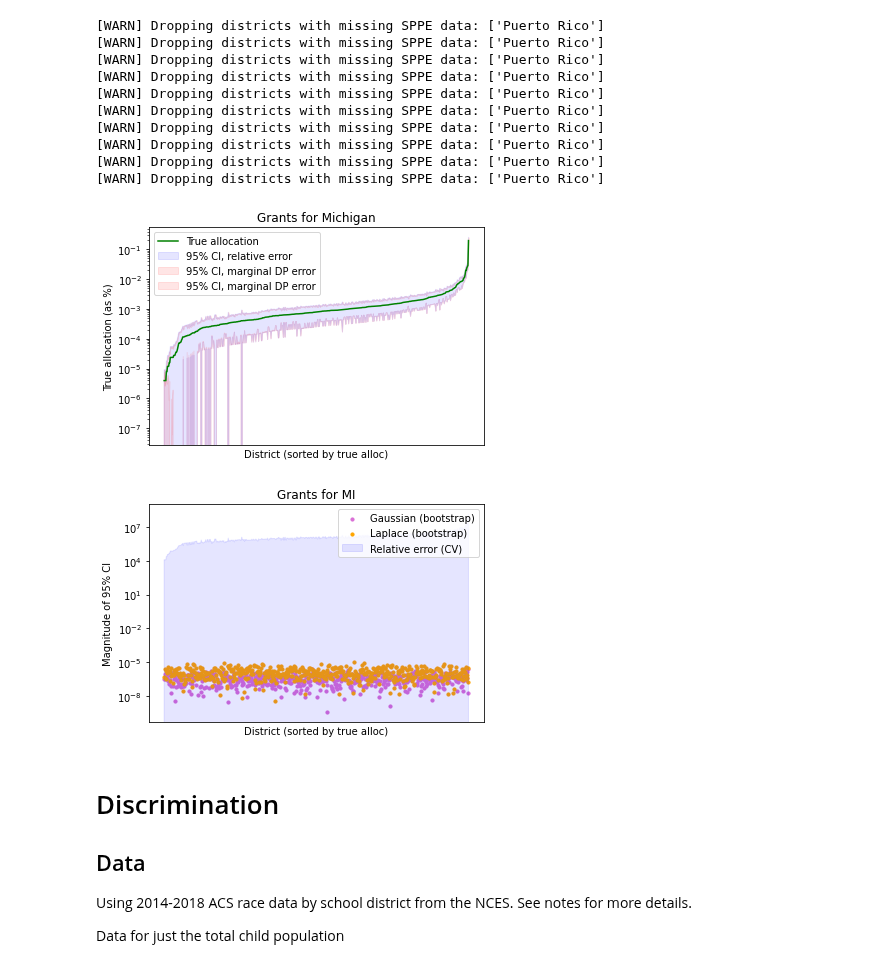
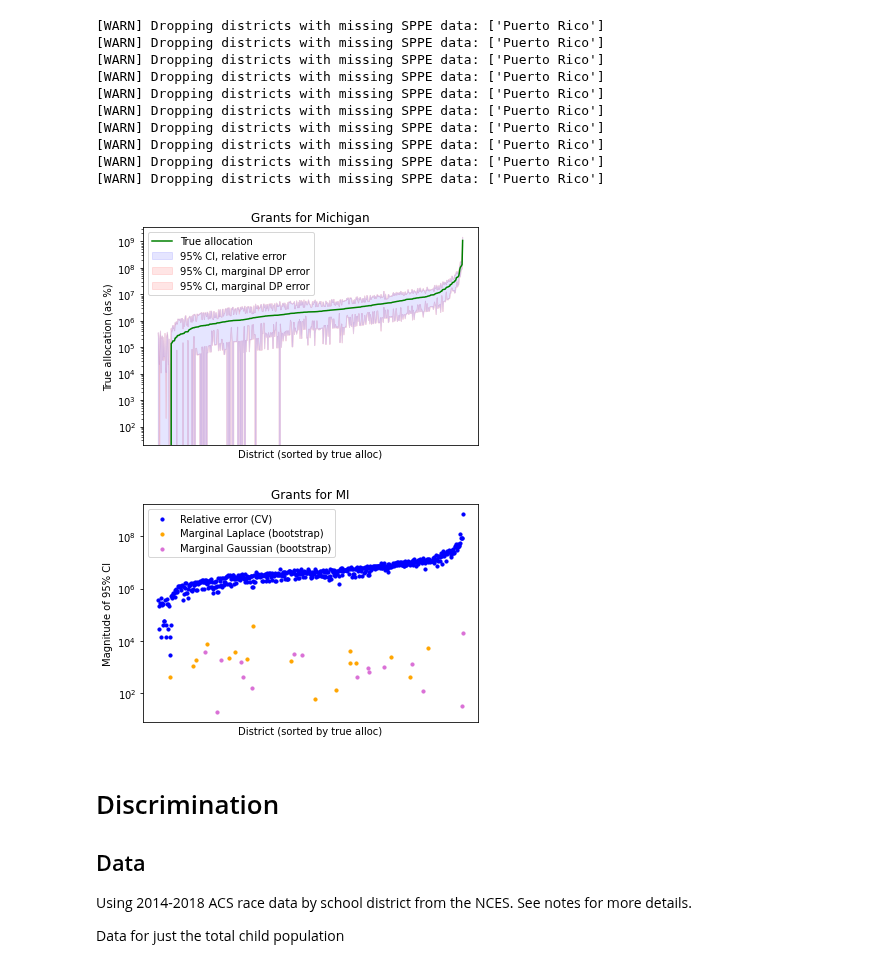
Before and after one commit to ryansteed/dp-policy, a Jupyter notebook: notebooks/titlei.ipynb, the cells around one changed output. Saved outputs shown, nothing was run; the diff lists cells and outputs as text; code cells hidden in the pictures.

Commit message:
:sparkles: MVP for Sonnenberg CIs, RE and DP

```diff
--- a/notebooks/titlei.ipynb
+++ b/notebooks/titlei.ipynb
@@ -480,8 +483,8 @@ pickle.dump(trials_laplace, open('../results/uncertainty_laplace_abowd.pkl', 'wb
 # %%
 import pickle
 
-trials_gaussian = pickle.load( open('../results/uncertainty_gaussian_abowd.pkl', 'rb'))
-trials_laplace = pickle.load( open('../results/uncertainty_laplace_abowd.pkl', 'rb'))
+trials_gaussian = pickle.load( open('../results/uncertainty_gaussian_sonnenberg.pkl', 'rb'))
+trials_laplace = pickle.load( open('../results/uncertainty_laplace_sonnenberg.pkl', 'rb'))
 # %%
 import scipy.stats as stats
 
@@ -494,24 +497,28 @@ def plot_uncertainty(grants, grants_other=None, state="MI", alpha=0.05):
     ]
     baseline = grants[0]
     x = baseline.index.astype('str')
-    y = baseline.true_grant_total / sum(baseline.true_grant_total)
+    y = baseline.true_grant_total
     ax = plt.gca()
     plt.plot(x, y, color='green', label="True allocation")
 
     # CI from relative error - 95% of samples differ by at most this much
-    prop_ci = z * baseline.cv * y
-    ax.fill_between(x, (y-prop_ci), (y+prop_ci), color='b', alpha=0.1, label="95% CI, relative error")
+    ax.fill_between(x, baseline.true_ci_lower, baseline.true_ci_upper, color='b', alpha=0.1, label="95% CI, relative error")
 
     # percentile interval from DP (bootstrapping) - 95% of samples differed by at most this much
-    samples = [
-        y - sample.est_grant_total / sum(sample.est_grant_total)
+    samples_upper = [
+        sample.est_ci_upper / sum(sample.est_grant_total) * sum(baseline.true_grant_total)
         for sample in grants
     ]
-    # compute percentiles for each district across trials
-    ci_lower = np.percentile(samples, alpha/2, axis=0)
-    ci_upper = np.percentile(samples, 1-alpha/2, axis=0)
-    ax.fill_between(x, y - prop_ci, y - prop_ci - ci_lower, color='r', alpha=0.1, label="95% CI, marginal DP error")
-    ax.fill_between(x, y + prop_ci, y + prop_ci + ci_upper, color='r', alpha=0.1, label="95% CI, marginal DP error")
+    samples_lower = [
+        sample.est_ci_lower / sum(sample.est_grant_total) * sum(baseline.true_grant_total)
+        for sample in grants
+    ]
+    # get value for which 95% of samples are above (for lower) or below (for upper)
+    ci_lower = np.percentile(samples_lower, alpha/2, axis=0)
+    ci_upper = np.percentile(samples_upper, 1-alpha/2, axis=0)
+
+    ax.fill_between(x, baseline.true_ci_lower, ci_lower, color='r', alpha=0.1, label="95% CI, marginal DP error")
+    ax.fill_between(x, baseline.true_ci_upper, ci_upper, color='r', alpha=0.1, label="95% CI, marginal DP error")
 
 
     ax.axes.xaxis.set_ticks([])
@@ -519,43 +526,49 @@ def plot_uncertainty(grants, grants_other=None, state="MI", alpha=0.05):
     plt.xlabel("District (sorted by true alloc)")
     plt.ylabel("True allocation (as %)")
     plt.title(f"Grants for Michigan")
     ax.legend()
     plt.show()
 
+    # plot of interval magnitude
+    ax = plt.gca()
+    ci = np.abs(baseline.true_ci_upper - baseline.true_ci_lower)
+    plt.scatter(x, ci, s=10, color='b', label="Relative error (CV)")
+
+    samples = [
+        np.abs(sample.est_ci_upper - sample.est_ci_lower) / sum(sample.est_grant_total) * sum(baseline.true_grant_total)
+        for sample in grants
+    ]
+    plt.scatter(x, np.percentile(samples, 1-alpha/2, axis=0) - ci, s=10, color='orange', label="Marginal Laplace (bootstrap)")
+
     if grants_other is not None:
         grants_other = [
             sample[sample["State Postal Code"] == state].sort_values("true_grant_total")
             for sample in grants_other
         ]
         samples_other = [
-            sample.true_grant_total / sum(sample.true_grant_total) - sample.est_grant_total / sum(sample.est_grant_total)
+            np.abs(sample.est_ci_upper - sample.est_ci_lower) / sum(sample.est_grant_total) * sum(baseline.true_grant_total)
             for sample in grants_other
         ]
         plt.scatter(
             x,
-            np.percentile(samples_other, 1-alpha/2, axis=0) - np.percentile(samples_other, alpha/2, axis=0),
-            s=10, color='orchid', label="Gaussian (bootstrap)"
+            np.percentile(samples_other, 1-alpha/2, axis=0) - ci,
+            s=10, color='orchid', label="Marginal Gaussian (bootstrap)"
         )
-    y = np.abs(ci_upper - ci_lower)
-    plt.scatter(x, y, s=10, color='orange', label="Laplace (bootstrap)")
 
-    ax = plt.gca()
-    ci = 2 * z * baseline.cv * baseline.true_grant_total
-    ax.fill_between(x, ci, color='b', alpha=0.1, label="Relative error (CV)")
 
     ax.axes.xaxis.set_ticks([])
     ax.set_yscale('log')
     plt.xlabel("District (sorted by true alloc)")
     plt.ylabel("Magnitude of 95% CI")
     plt.title(f"Grants for {state}")
     ax.legend()
     plt.show()
 
 plot_uncertainty(trials_laplace, trials_gaussian)
 # plot_uncertainty(grants_laplace)
 # %% [output]
-[figure, old version]
+[figure, new version]
-[figure, old version]
+[figure, new version]
 # %% [markdown]
 # Discrimination
 ## Data
```
Also changed, not shown: parts of 3 cells of this notebook, 1 other file.
